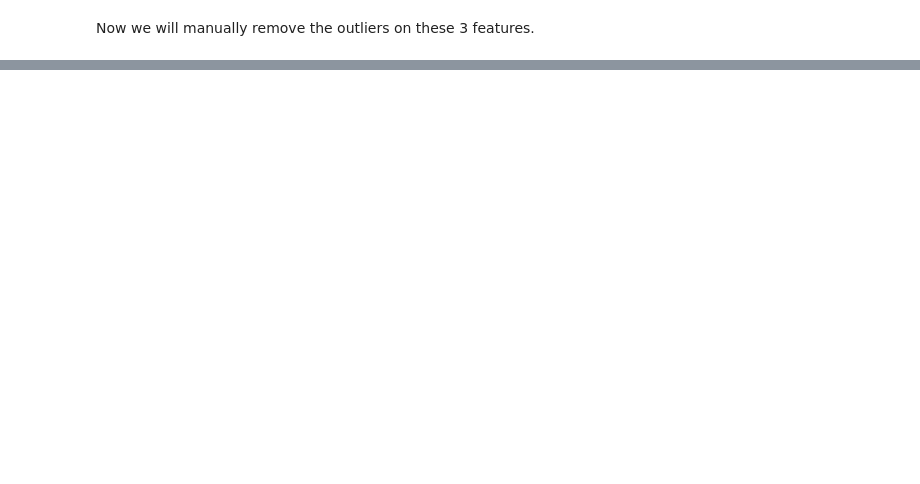
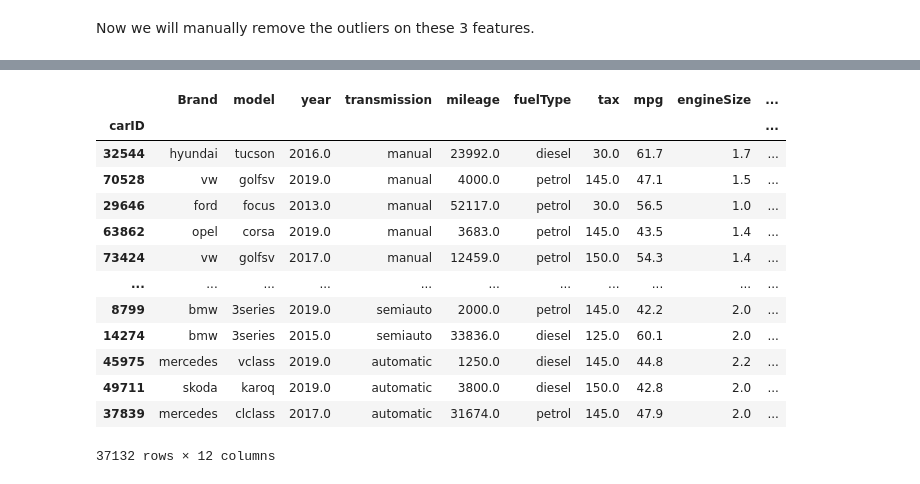
Before and after one commit to Filipesteves974/Machine-Learning-project, a Jupyter notebook: final.ipynb, the cells around one changed output, grey strips where cells are left out. Saved outputs shown, nothing was run; the diff lists cells and outputs as text; code cells hidden in the pictures; blank space fills up the shorter version.

```diff
--- a/final.ipynb
+++ b/final.ipynb
@@ -849,0 +851,45 @@ Número final de observações: 37132
+# %%
+def fill_knn(df,column, categorical_cols=['Brand', 'model'], numeric_cols=metric_features, k=5):
+    df_copy = df.copy()
+    missing_mask = df_copy[column].isna()
+    encoders = {}
+    for col in categorical_cols + [column]:
+        le = LabelEncoder()
+        df_copy[col] = df_copy[col].astype(str)
+        df_copy[col] = le.fit_transform(df_copy[col])
+        encoders[col] = le
+
+    subset = df_copy[categorical_cols + numeric_cols + [column]]
+
+    # KNNImputer
+    imputer = KNNImputer(n_neighbors=k, weights="distance")
+    imputed = imputer.fit_transform(subset)
+
+    # Atualizar valores imputados
+    subset_imputed = pd.DataFrame(imputed, columns=subset.columns)
+
+    # Reconverter 'Transmission' para rótulos originais
+    inv_trans = encoders[column].inverse_transform(subset_imputed[column].round().astype(int))
+
+    # Substituir no DataFrame original apenas onde havia NaN
+    df.loc[missing_mask, column] = inv_trans[missing_mask]
+
+    return df
+
+fill_knn(X_cleaned, 'transmission', ['Brand', 'model','fuelType'] )
+fill_knn(X_cleaned, 'fuelType', ['Brand', 'model','transmission'] )
+# %% [output]
+|  | Brand | model | year | transmission | mileage | fuelType | tax | mpg | engineSize | ... |
+| carID |  |  |  |  |  |  |  |  |  | ... |
+| 32544 | hyundai | tucson | 2016.0 | manual | 23992.0 | diesel | 30.0 | 61.7 | 1.7 | ... |
+| 70528 | vw | golfsv | 2019.0 | manual | 4000.0 | petrol | 145.0 | 47.1 | 1.5 | ... |
+| 29646 | ford | focus | 2013.0 | manual | 52117.0 | petrol | 30.0 | 56.5 | 1.0 | ... |
+| 63862 | opel | corsa | 2019.0 | manual | 3683.0 | petrol | 145.0 | 43.5 | 1.4 | ... |
+| 73424 | vw | golfsv | 2017.0 | manual | 12459.0 | petrol | 150.0 | 54.3 | 1.4 | ... |
+| ... | ... | ... | ... | ... | ... | ... | ... | ... | ... | ... |
+| 8799 | bmw | 3series | 2019.0 | semiauto | 2000.0 | petrol | 145.0 | 42.2 | 2.0 | ... |
+| 14274 | bmw | 3series | 2015.0 | semiauto | 33836.0 | diesel | 125.0 | 60.1 | 2.0 | ... |
+| 45975 | mercedes | vclass | 2019.0 | automatic | 1250.0 | diesel | 145.0 | 44.8 | 2.2 | ... |
+| 49711 | skoda | karoq | 2019.0 | automatic | 3800.0 | diesel | 150.0 | 42.8 | 2.0 | ... |
+| 37839 | mercedes | clclass | 2017.0 | automatic | 31674.0 | petrol | 145.0 | 47.9 | 2.0 | ... |
+37132 rows × 12 columns
```
Also changed, not shown: parts of 17 cells of this notebook.
